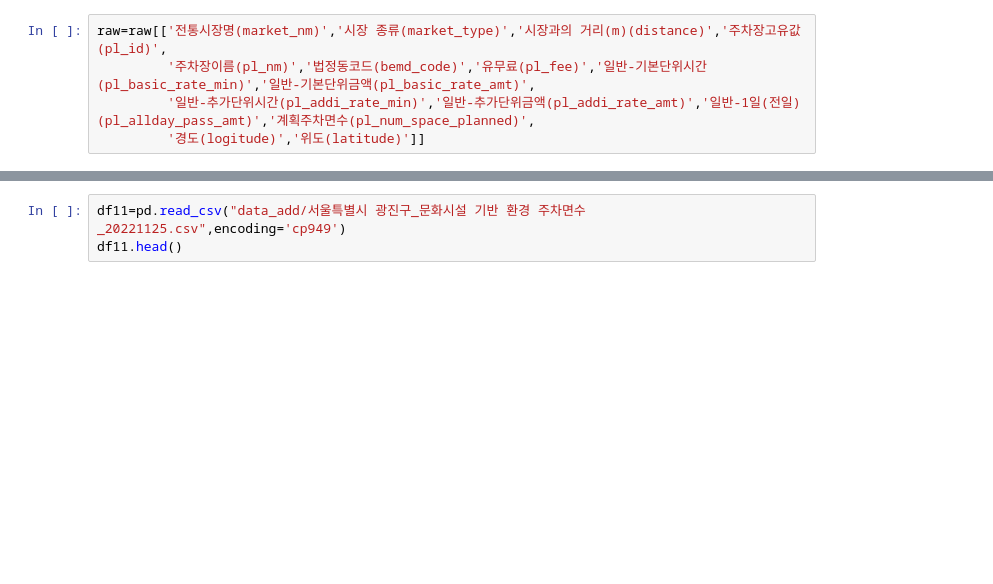
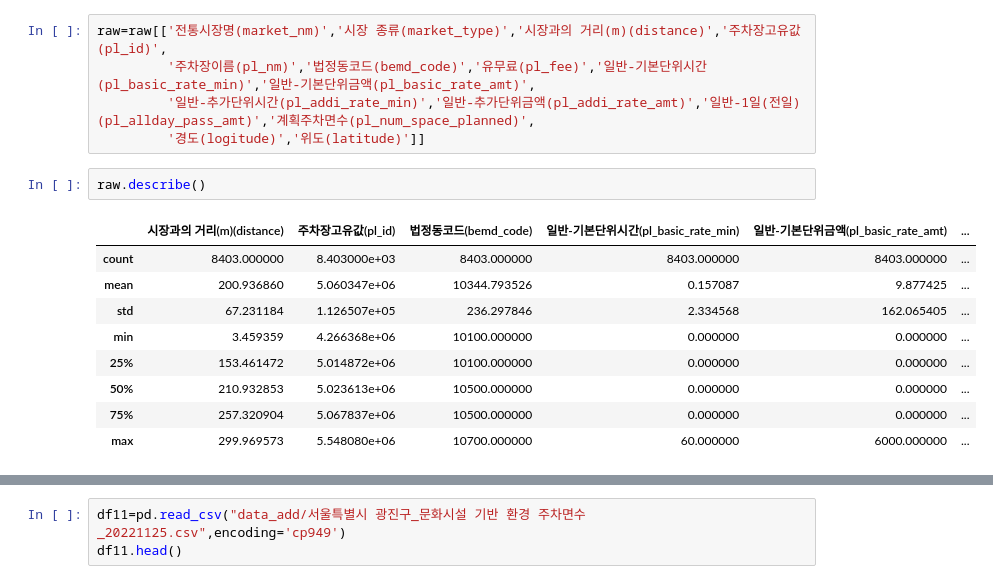
Before and after one commit to actorjung/Gwangjin_Big_Data_Project, a Jupyter notebook: 결측치 처리.ipynb, the cells around one changed output, grey strips where cells are left out. Drawn from its saved outputs; the diff is of its cells as text; blank space fills up the shorter version.

```diff
--- a/결측치 처리.ipynb
+++ b/결측치 처리.ipynb
@@ -51,6 +52,18 @@ raw=raw[['전통시장명(market_nm)','시장 종류(market_type)','시장과의
          '주차장이름(pl_nm)','법정동코드(bemd_code)','유무료(pl_fee)','일반-기본단위시간(pl_basic_rate_min)','일반-기본단위금액(pl_basic_rate_amt)',
          '일반-추가단위시간(pl_addi_rate_min)','일반-추가단위금액(pl_addi_rate_amt)','일반-1일(전일)(pl_allday_pass_amt)','계획주차면수(pl_num_space_planned)',
          '경도(logitude)','위도(latitude)']]
+# %%
+raw.describe()
+# %% [output]
+|  | 시장과의 거리(m)(distance) | 주차장고유값(pl_id) | 법정동코드(bemd_code) | 일반-기본단위시간(pl_basic_rate_min) | 일반-기본단위금액(pl_basic_rate_amt) | ... |
+| count | 8403.000000 | 8.403000e+03 | 8403.000000 | 8403.000000 | 8403.000000 | ... |
+| mean | 200.936860 | 5.060347e+06 | 10344.793526 | 0.157087 | 9.877425 | ... |
+| std | 67.231184 | 1.126507e+05 | 236.297846 | 2.334568 | 162.065405 | ... |
+| min | 3.459359 | 4.266368e+06 | 10100.000000 | 0.000000 | 0.000000 | ... |
+| 25% | 153.461472 | 5.014872e+06 | 10100.000000 | 0.000000 | 0.000000 | ... |
+| 50% | 210.932853 | 5.023613e+06 | 10500.000000 | 0.000000 | 0.000000 | ... |
+| 75% | 257.320904 | 5.067837e+06 | 10500.000000 | 0.000000 | 0.000000 | ... |
+| max | 299.969573 | 5.548080e+06 | 10700.000000 | 60.000000 | 6000.000000 | ... |
 # %%
 raw.isnull().sum()
 # %% [output]
```
Also changed, not shown: parts of 16 cells of this notebook, 1 other file.
